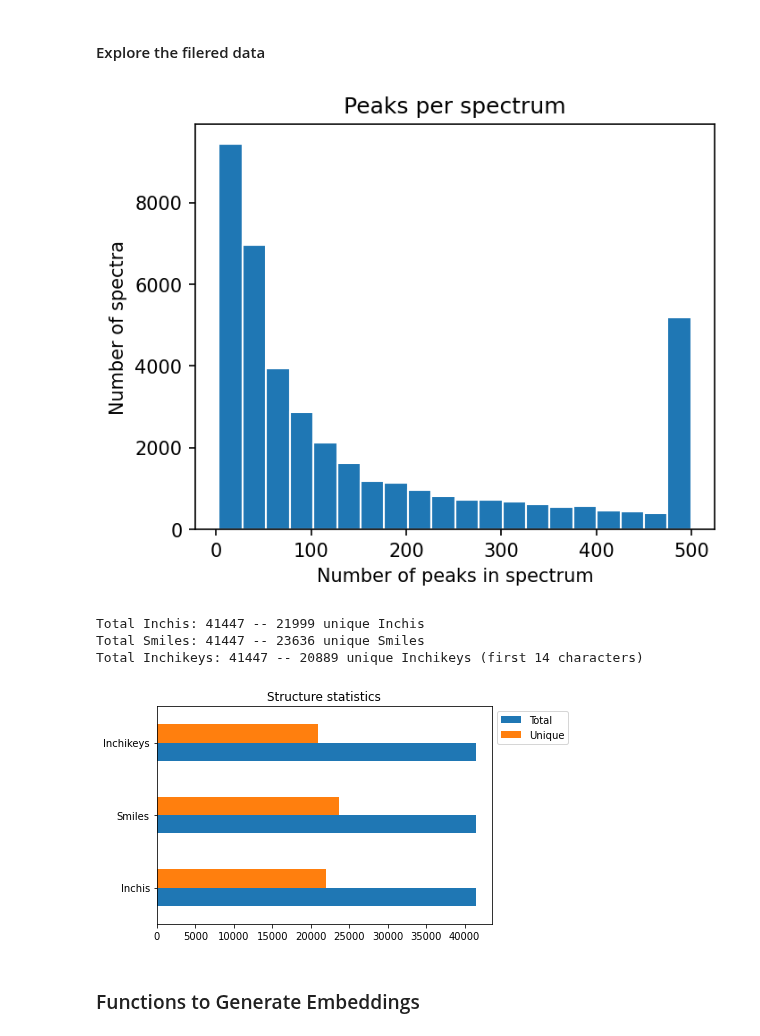
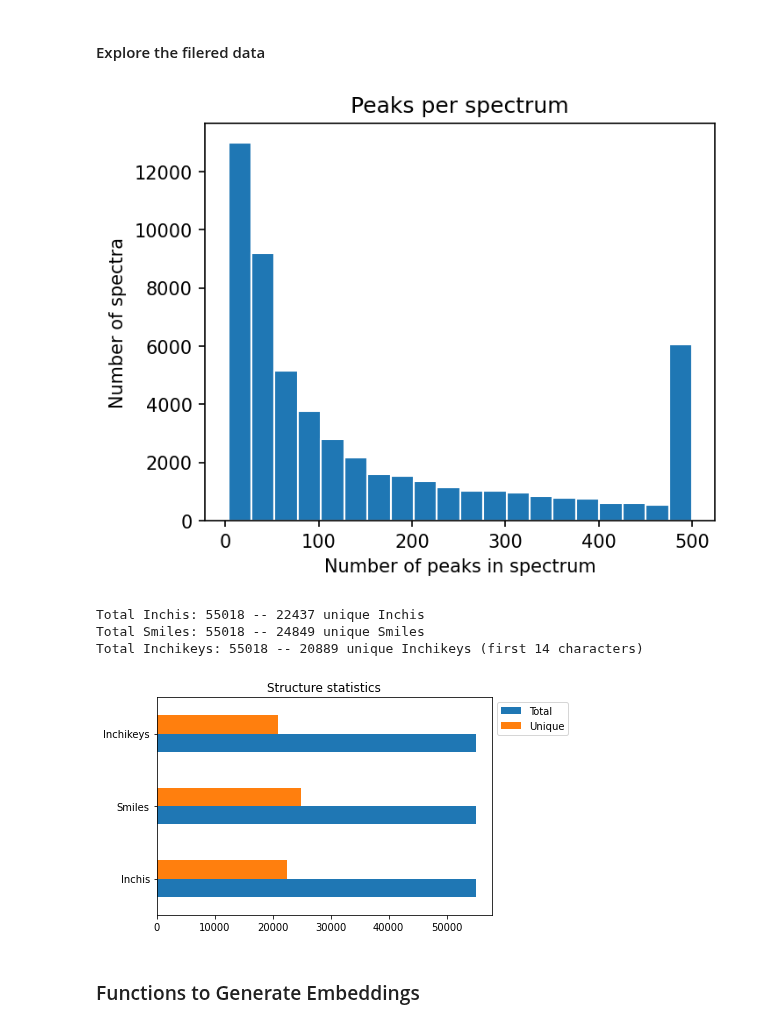
Before and after one commit to LukaLmelias/DeepCCA_thesis, a Jupyter notebook: data_exploration_embeddings.ipynb, the cells around one changed output. Drawn from its saved outputs; the diff is of its cells as text; code cells hidden in the pictures.

```diff
--- a/data_exploration_embeddings.ipynb
+++ b/data_exploration_embeddings.ipynb
@@ -334,7 +328,7 @@ class AverageFiltering:
                       spectrum.peaks.intensities.max() >= threshold)
 
 
-    def get_ids_for_unique_inchikeys(self,max_allowed=0): #: List[SpectrumType]
+    def get_ids_for_unique_inchikeys(self,max_allowed=1): #: List[SpectrumType]
         """Return indices for best chosen spectra for each unique inchikey
         Parameters
         ----------
@@ -420,7 +414,7 @@ class AverageFiltering:
 
     # pick unique spectra using the unique inchikeys
 
-    def unique_spectra(self,max_allowed=0):
+    def unique_spectra(self,max_allowed=1):
         uniq_inchikeys = self.get_ids_for_unique_inchikeys(max_allowed)
         uniq_spec_data = [self.spectra[i] for i in uniq_inchikeys]
 
@@ -433,3 +429,4 @@ len(unique_spectra)
 # %%
 # allow inchikey14 to reoccur max of 5
-max5_ids = AverageFiltering(spec_data[:302514]).get_ids_for_unique_inchikeys(5)
+max5_spec = AverageFiltering(spec_data).unique_spectra(5)
+len(max5_spec)
@@ -464,15 +454,15 @@ len(max3_spec)
 # %% [markdown]
 #### Explore the filered data
 # %%
-unique_expl = DataExploration(unique_spec)
+unique_expl = DataExploration(max5_spec)
 unique_expl.plot_peaks()
 unique_expl.count_annotations()
 # %% [output]
-[figure, old version]
+[figure, new version]
-Total Inchis: 41447 -- 21999 unique Inchis
-Total Smiles: 41447 -- 23636 unique Smiles
-Total Inchikeys: 41447 -- 20889 unique Inchikeys (first 14 characters)
+Total Inchis: 55018 -- 22437 unique Inchis
+Total Smiles: 55018 -- 24849 unique Smiles
+Total Inchikeys: 55018 -- 20889 unique Inchikeys (first 14 characters)
-[figure, old version]
+[figure, new version]
 # %% [markdown]
 ### Functions to Generate Embeddings
 # %%
```
Also changed, not shown: parts of 22 cells of this notebook, 1 other file.
